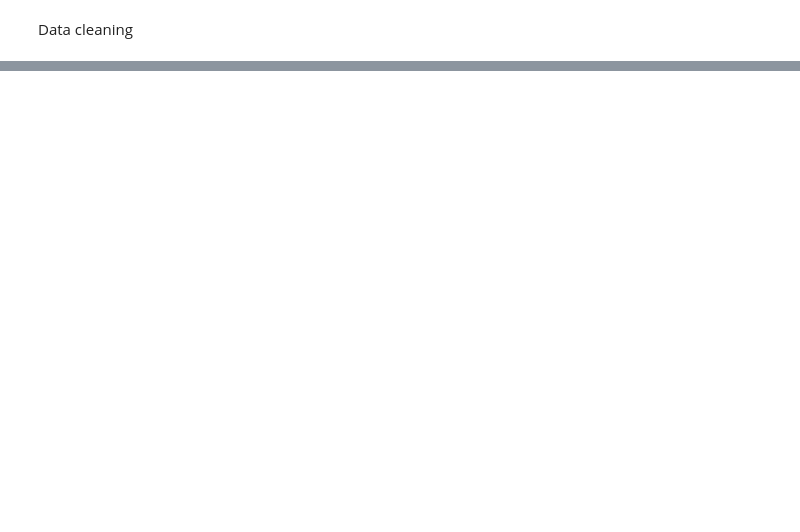
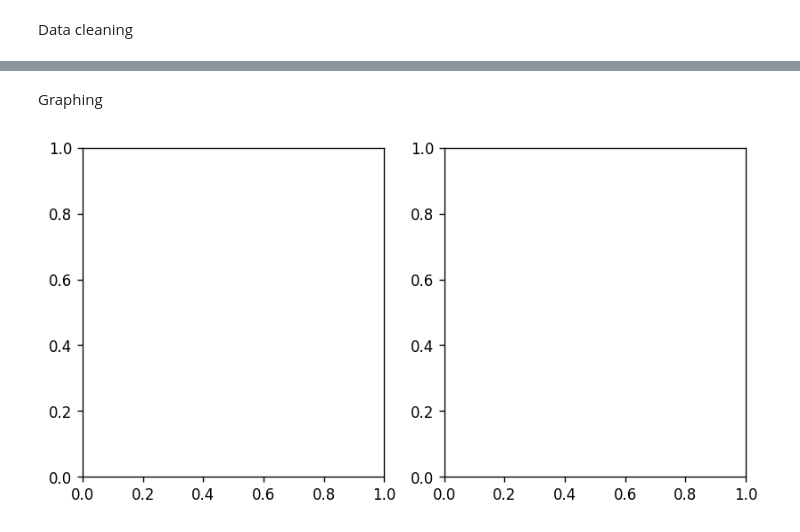
Before and after one commit to DeeveeLoper/python_roberto_camacho_op24, a Jupyter notebook: code_along/code_along_20feb.ipynb, the cells around one changed output, grey strips where cells are left out. Drawn from its saved outputs; the diff is of its cells as text; code cells hidden in the pictures; blank space fills up the shorter version.

```diff
--- a/code_along/code_along_20feb.ipynb
+++ b/code_along/code_along_20feb.ipynb
@@ -98,0 +176,2 @@ KeyError: 'per100'
+# %% [markdown]
+Graphing
@@ -98,0 +181,4 @@ KeyError: 'per100'
+# %%
+fig, axes = plt.subplots(1,2, dpi=120, figsize=(8,4))
+# %% [output]
+[figure, added]
```
Also changed, not shown: parts of 12 cells of this notebook, 4 other files.
